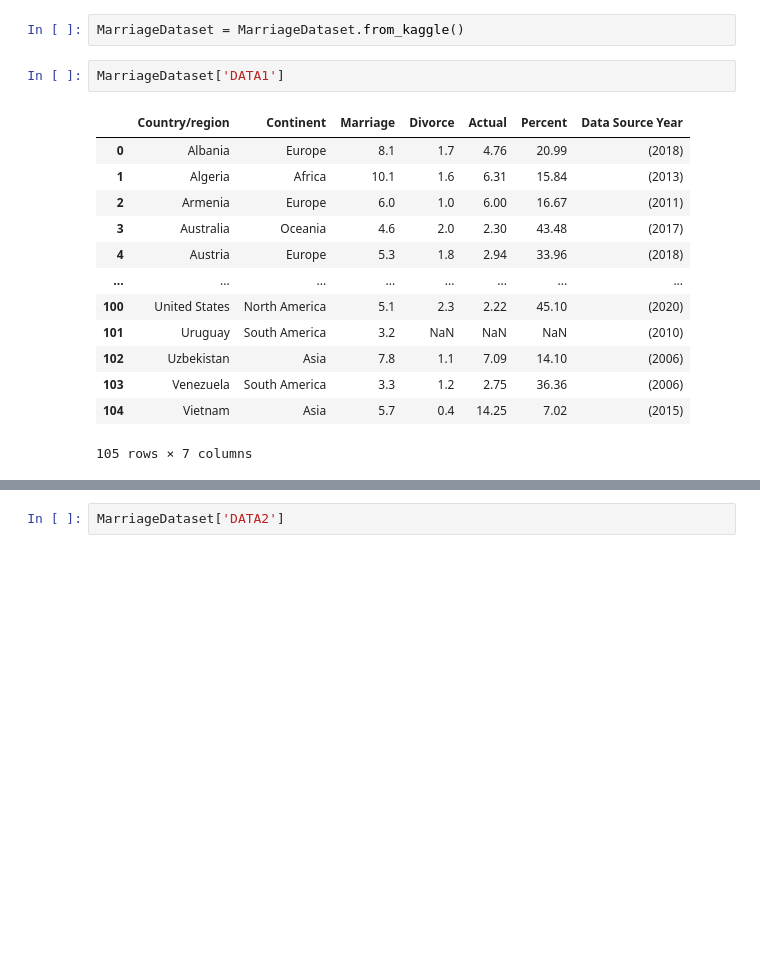
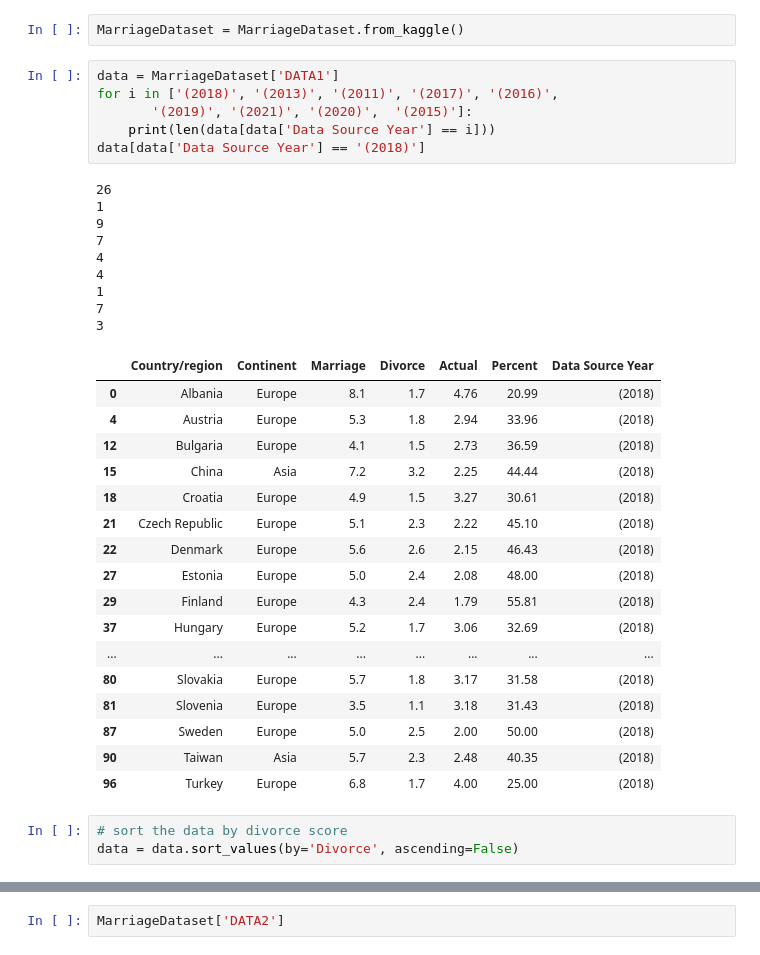
Before and after one commit to akumm2k/acim-happiness, a Jupyter notebook: src/analysis_marriage.ipynb, the cells around one changed output, grey strips where cells are left out. Cells and saved outputs as stored; diff of their text form; blank space fills up the shorter version.

```diff
--- a/src/analysis_marriage.ipynb
+++ b/src/analysis_marriage.ipynb
@@ -9,19 +9,39 @@ logging.basicConfig(
 )
 # %%
 MarriageDataset = MarriageDataset.from_kaggle()
-# %%
-MarriageDataset['DATA1']
-# %% [output]
-|  | Country/region | Continent | Marriage | Divorce | Actual | Percent | Data Source Year |
-| 0 | Albania | Europe | 8.1 | 1.7 | 4.76 | 20.99 | (2018) |
-| 1 | Algeria | Africa | 10.1 | 1.6 | 6.31 | 15.84 | (2013) |
-| 2 | Armenia | Europe | 6.0 | 1.0 | 6.00 | 16.67 | (2011) |
-| 3 | Australia | Oceania | 4.6 | 2.0 | 2.30 | 43.48 | (2017) |
-| 4 | Austria | Europe | 5.3 | 1.8 | 2.94 | 33.96 | (2018) |
-| ... | ... | ... | ... | ... | ... | ... | ... |
-| 100 | United States | North America | 5.1 | 2.3 | 2.22 | 45.10 | (2020) |
-| 101 | Uruguay | South America | 3.2 | NaN | NaN | NaN | (2010) |
-| 102 | Uzbekistan | Asia | 7.8 | 1.1 | 7.09 | 14.10 | (2006) |
-| 103 | Venezuela | South America | 3.3 | 1.2 | 2.75 | 36.36 | (2006) |
-| 104 | Vietnam | Asia | 5.7 | 0.4 | 14.25 | 7.02 | (2015) |
-105 rows × 7 columns
+# %%
+data = MarriageDataset['DATA1']
+for i in ['(2018)', '(2013)', '(2011)', '(2017)', '(2016)',
+       '(2019)', '(2021)', '(2020)',  '(2015)']:
+    print(len(data[data['Data Source Year'] == i]))
+data[data['Data Source Year'] == '(2018)']
+# %% [output]
+26
+1
+9
+7
+4
+4
+1
+7
+3
+|  | Country/region | Continent | Marriage | Divorce | Actual | Percent | Data Source Year |
+| 0 | Albania | Europe | 8.1 | 1.7 | 4.76 | 20.99 | (2018) |
+| 4 | Austria | Europe | 5.3 | 1.8 | 2.94 | 33.96 | (2018) |
+| 12 | Bulgaria | Europe | 4.1 | 1.5 | 2.73 | 36.59 | (2018) |
+| 15 | China | Asia | 7.2 | 3.2 | 2.25 | 44.44 | (2018) |
+| 18 | Croatia | Europe | 4.9 | 1.5 | 3.27 | 30.61 | (2018) |
+| 21 | Czech Republic | Europe | 5.1 | 2.3 | 2.22 | 45.10 | (2018) |
+| 22 | Denmark | Europe | 5.6 | 2.6 | 2.15 | 46.43 | (2018) |
+| 27 | Estonia | Europe | 5.0 | 2.4 | 2.08 | 48.00 | (2018) |
+| 29 | Finland | Europe | 4.3 | 2.4 | 1.79 | 55.81 | (2018) |
+| 37 | Hungary | Europe | 5.2 | 1.7 | 3.06 | 32.69 | (2018) |
+| ... | ... | ... | ... | ... | ... | ... | ... |
+| 80 | Slovakia | Europe | 5.7 | 1.8 | 3.17 | 31.58 | (2018) |
+| 81 | Slovenia | Europe | 3.5 | 1.1 | 3.18 | 31.43 | (2018) |
+| 87 | Sweden | Europe | 5.0 | 2.5 | 2.00 | 50.00 | (2018) |
+| 90 | Taiwan | Asia | 5.7 | 2.3 | 2.48 | 40.35 | (2018) |
+| 96 | Turkey | Europe | 6.8 | 1.7 | 4.00 | 25.00 | (2018) |
+# %%
+# sort the data by divorce score
+data = data.sort_values(by='Divorce', ascending=False)
```
Also changed, not shown: parts of 2 cells of this notebook, 8 other files.
